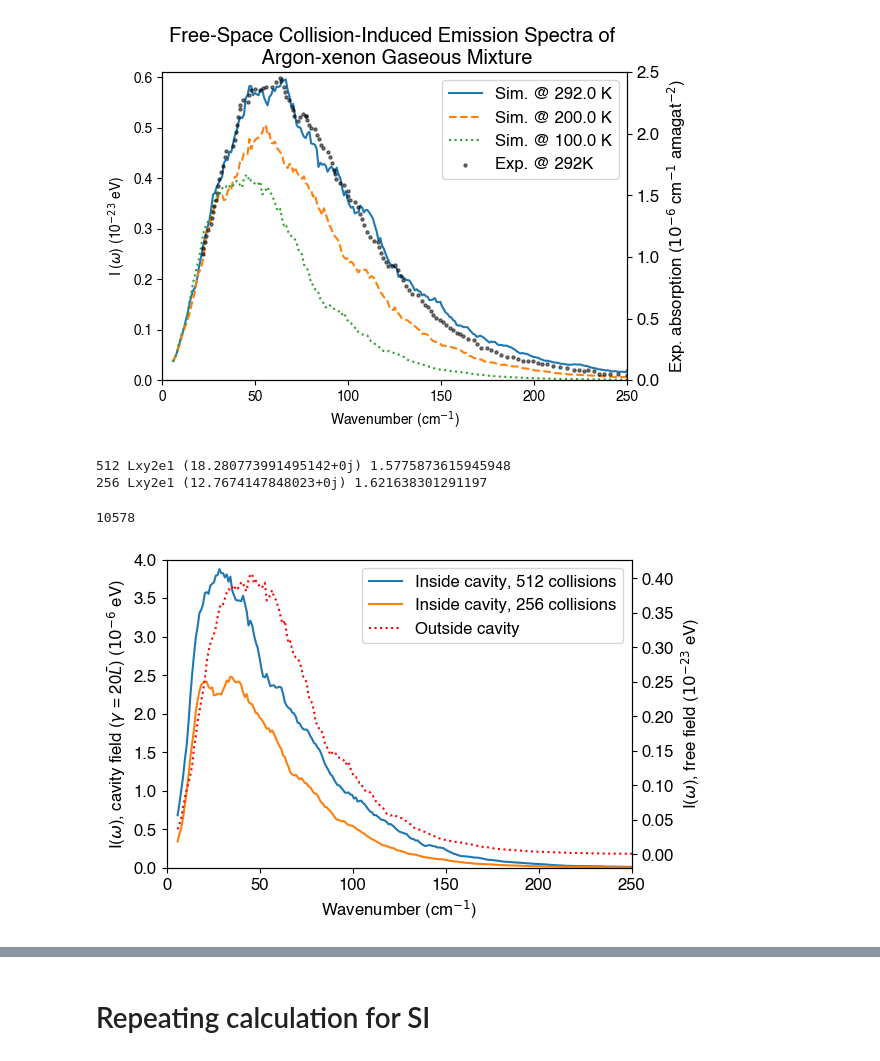
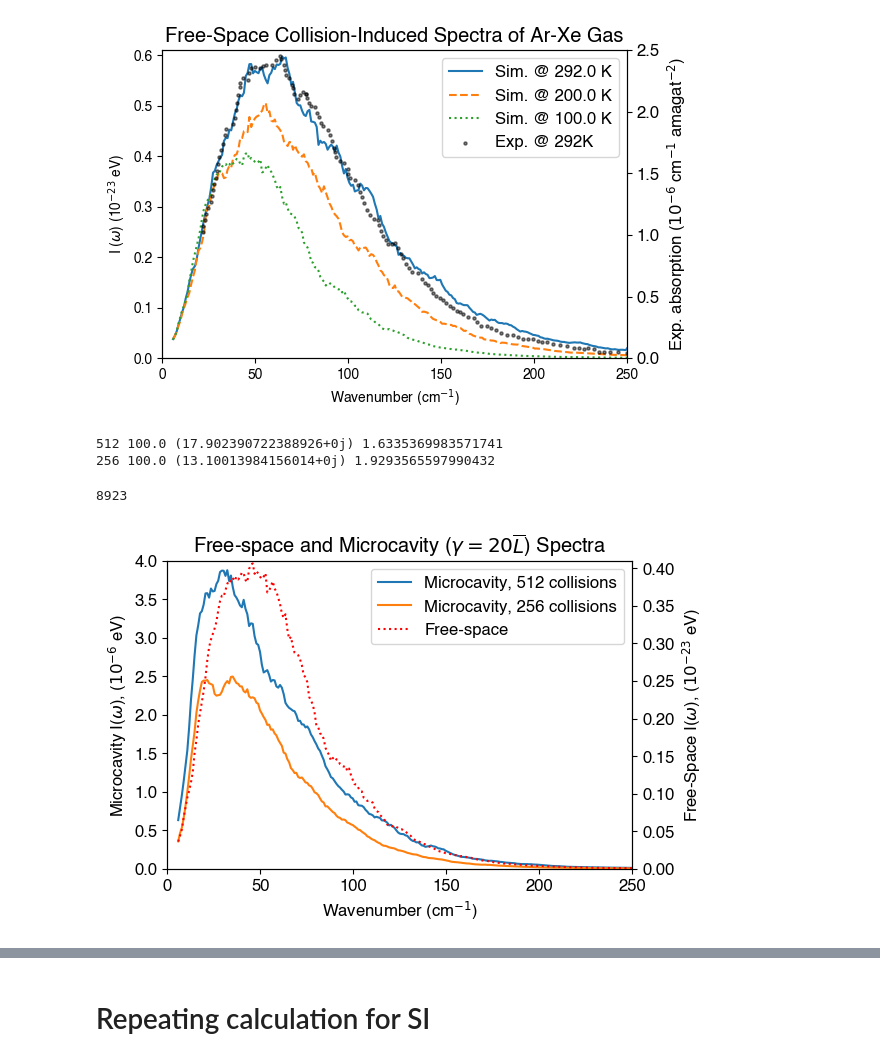
Before and after one commit to RibeiroGroup/Molecular-Dynamics-for-CIS, a Jupyter notebook: src/analyze_monte_carlo.ipynb, the cells around one changed output, grey strips where cells are left out. Saved outputs shown, nothing was run; the diff lists cells and outputs as text; code cells hidden in the pictures.

Commit message:
new plot

```diff
--- a/src/analyze_monte_carlo.ipynb
+++ b/src/analyze_monte_carlo.ipynb
@@ -179,17 +165,19 @@ limit = {'256':40, '512':20, '768':15}
 # %%
 fig,ax = plt.subplots()
 
-directory_dict = categorizing_pickle('pickle_jar/cavity-292.0_256_292292-boltzmann_0_0-c_Lxy-microz', '')
+#directory_dict = categorizing_pickle('pickle_jar/cavity-292.0_256_292292-boltzmann_0_0-c_Lxy-microz', '')
+directory_dict = categorizing_pickle('pickle_jar/free-100.0_512_100100-boltzmann_0_0', '')
 
 tax = ax.twinx()
 exp_data = pd.read_csv('data/plot-data.csv')
-tax.scatter(
-    exp_data.loc[:,'x'],
-    exp_data.loc[:,' y'],
-    s = 5, alpha = 0.5, c = 'black',
-    label = 'Exp. @ 292K' if i == 0 else None
+tax.plot(
+    omega_profile100,
+    rad_profile100,
+    linestyle = 'dashed', c = 'r',
+    label = '0K EM field'
 )
-tax.set_ylim(-0.00,2.5)
+tax.set_ylim(bottom = 0.00)
+tax.set_ylabel(r'0K free field I($\omega$) ($10^{-23}$ cm$^{-1})$')
 
 rad_profile = []
 rad_profile1 = []
@@ -212,6 +200,20 @@ for _, (j, path) in enumerate(directory_dict.items()):
     del freefield_result_dict
 
 rad_profile = np.mean(rad_profile, axis = 0)
-rad_profile *= 1e3
+rad_profile *= 1e12
 o, f = moving_average(omega_profile, rad_profile, w = 10)
-ax.plot(o, f)
+f = f[o > 5]
+o = o[o > 5]
+rad_profile100b = f
+omega_profile100b = o
+
+ax.set_ylabel(r'100K free field I($\omega$) ($10^{-12}$ cm$^{-1}$)')
+ax.plot(o, f, label = '100K EM field')
+ax.plot([], [], label = '0K EM field',    linestyle = 'dashed', c = 'r', )
+ax.legend()
+ax.set_title('Free-space collision induced spectrum of 100K Ar-Xe gas')
+ax.set_xlabel(r'Wavenumber cm$^{-1}$')
+
+ax.set_ylim(bottom = 0)
+
+fig.savefig('figure/SI/free_space_100.jpeg', dpi=600)
@@ -255,32 +259,32 @@ for i,(temp, freefield_result_path) in enumerate(FREEFIELD_RESULT_512_DICT.items
         )
         rad_profile.append(rad_profile1)
 
         del freefield_result_dict
 
     rad_profile = np.mean(rad_profile, axis = 0)
 
     rad_profile *= 1e23 ##############################################################
 
     o, f = moving_average(omega_profile, rad_profile, w = 10)
     f = f[o > 5]
     o = o[o > 5]
     ax.plot(o, f, label = "Sim. @ {} K".format(temp), linestyle = linestyle_list[i])
 
     if temp == '100.0':
         rad_profile100 = f
         omega_profile100 = o
 
 ax.scatter([], [], s = 5, alpha = 0.5, c = 'black', label = 'Exp. @ 292K')
 ax.legend()
     #loc='lower center', bbox_to_anchor=(0.5, 0.88), ncol=3)
 
 ax.set_xlim(0,250)
 ax.set_ylim(0.0, 0.61)
 ax.set_ylabel(r"I ($\omega$) (10$^{-23}$ eV)")
 ax.set_xlabel(r"Wavenumber (cm$^{-1}$)")
 
-ax.set_title("Free-Space Collision-Induced Emission Spectra of \n Argon-xenon Gaseous Mixture")
+ax.set_title("Free-Space Collision-Induced Spectra of Ar-Xe Gas")
 
 fig.savefig(fig_root + "free_spectrum.jpeg",dpi = 600, bbox_inches = 'tight')
 # %% [output]
-[figure, old version]
+[figure, new version]
@@ -366,7 +364,7 @@ for f_, (no_collision, result_dict) in enumerate(foo.items()):
     o, f = moving_average(omega_profile, rad_profile, w = 10)
     f = f[o > 5]
     o = o[o > 5]
-    ax.plot(o, f, label = 'Inside cavity, {} collisions'.format(no_collision))
+    ax.plot(o, f, label = 'Microcavity, {} collisions'.format(no_collision))
     # to here for rad profile - end of copy
 
     ####
@@ -382,17 +380,17 @@ for f_, (no_collision, result_dict) in enumerate(foo.items()):
             linestyle = linestyle_list[2], c = colors[f_]
         )
         tax.set_xlim(0, 250)
-        #tax.set_ylim(0, 0.23)
+        tax.set_ylim(0, 0.41)
 
-        ax.set_ylabel(r"I($\omega$), cavity field ($\gamma$ = 20$\bar{L}$) ($10^{-6}$ eV)")
-        tax.set_ylabel(r"I($\omega$), free field ($10^{-23}$ eV)")
+        ax.set_ylabel(r"Microcavity I($\omega$), ($10^{-6}$ eV)")
+        tax.set_ylabel(r"Free-Space I($\omega$), ($10^{-23}$ eV)")
 
     # print final temperature of the field
     temp_profile = np.mean(rad_profile_, axis = 1) * red.epsilon / (red.boltzmann * 2)
     print(no_collision, temp,  np.mean(temp_profile), np.std(temp_profile))
 
 ax.plot(
-    [], [], label = "Outside cavity" ,
+    [], [], label = "Free-space" ,
     linestyle = linestyle_list[2],color=colors[0]
 )
 
@@ -402,11 +400,13 @@ ax.set_xlabel(r'Wavenumber (cm$^{-1}$)')
 
 ax.legend()
 
+ax.set_title(r"Free-space and Microcavity ($\gamma = 20\overline{L}$) Spectra")
+
 fig.savefig("figure/SI/cavity_spectrum.jpeg",dpi = 600,bbox_inches = 'tight')
 
 gc.collect()
 # %% [output]
-512 Lxy2e1 (18.280773991495142+0j) 1.5775873615945948
-256 Lxy2e1 (12.7674147848023+0j) 1.621638301291197
+512 100.0 (17.902390722388926+0j) 1.6335369983571741
+256 100.0 (13.10013984156014+0j) 1.9293565597990432
-10578
+8923
-[figure, old version]
+[figure, new version]
```
Also changed, not shown: parts of 16 cells of this notebook, 20 other files.
